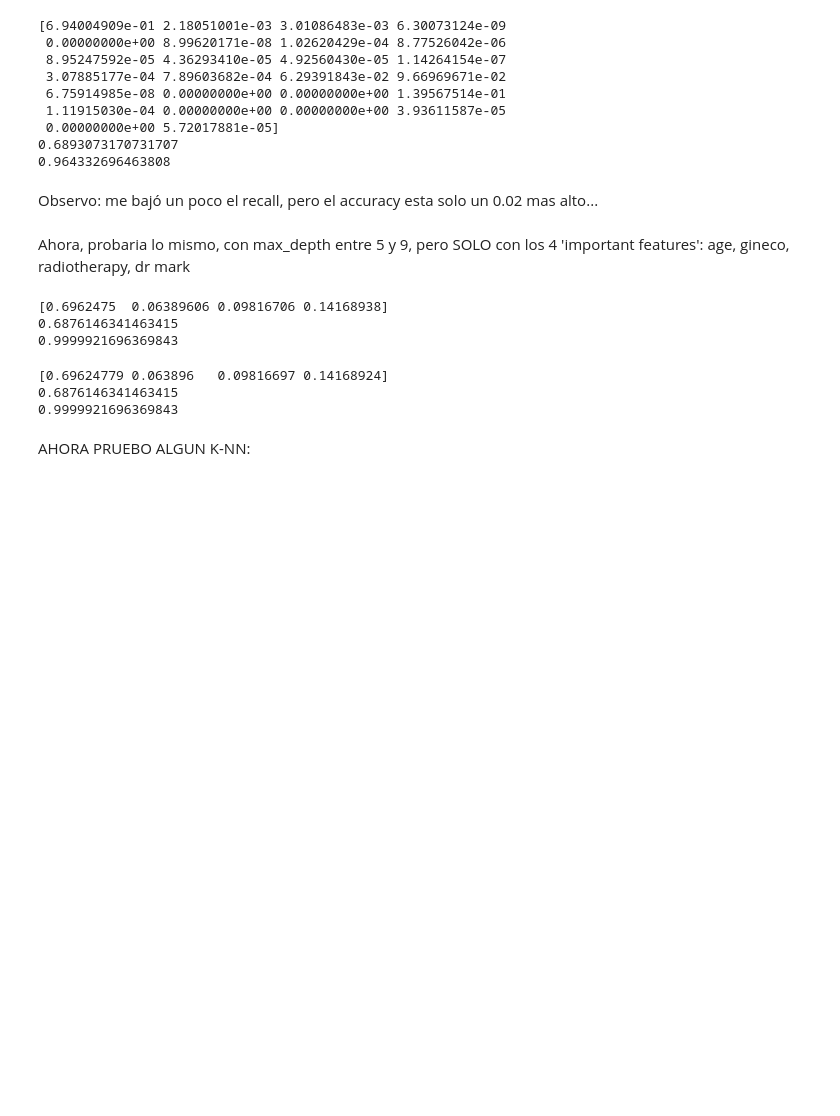
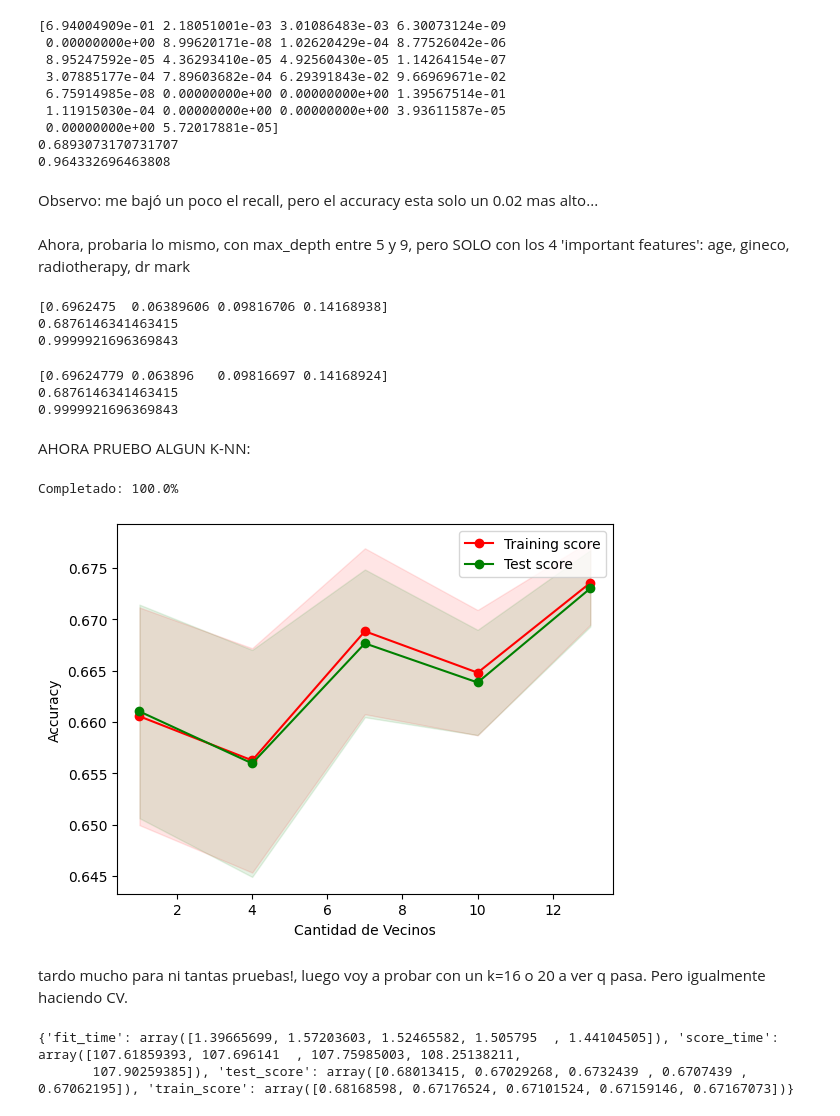
Before and after one commit to monchoblanc/PI_02DTS_05, a Jupyter notebook: EDA.ipynb, the cells around one changed output. Drawn from its saved outputs; the diff is of its cells as text; code cells hidden in the pictures; blank space fills up the shorter version.

```diff
--- a/EDA.ipynb
+++ b/EDA.ipynb
@@ -851,8 +868,8 @@ df_TEST.head()
 # %%
 df_TEST.drop('Unnamed: 0', axis=1, inplace=True)
 # %%
-#predigo ahora sobre el nuevo df:
-X=df_TEST
-y_final=tree.predict(X.values)
+#predigo ahora sobre el nuevo df: (hago un rename X a Xx porq me sobreescribe otro X de mas arriba)
+Xx=df_TEST
+y_final=tree.predict(Xx.values)
 # %%
 #ahora lo pongo en formato como pide para el formulario:
@@ -1027,3 +1047,69 @@ print(recall_score(y,y_pred))
 0.9999921696369843
 # %% [markdown]
 AHORA PRUEBO ALGUN K-NN:
+# %%
+from sklearn.neighbors import KNeighborsClassifier
+
+#knn=KNeighborsClassifier()
+X = df_train4.drop(['long_stay'], axis=1)
+#defino mi target y:
+y = df_train4['long_stay']
+X_Train, X_Test, Y_Train, Y_Test = train_test_split(X, y, test_size = 0.30, random_state=42)
+# %%
+# evaluo, con accuracy. probar de hacerlo directo con recall! medio exagerado hasta k=20 no?
+# va  20 min y contando....10%!!!
+#me fui al carajo creo. sera q esto no es tan vaiable para 400k registros.....
+#le autmente el paso a 3 y solo hasta 15, q en realidad va aser 12... sino era 3+ horas de espera...
+# ahora va 40% en 35min...60%...45min. 80%...60min.. 100% 62 min!
+#capaz lo deberia haber sin el CV para q no sea tan largo!, solamente con fit y predict...
+knn_train_scores_mean = []
+knn_train_scores_std = []
+knn_test_scores_mean = []
+knn_test_scores_std = []
+
+n_vecinos = np.arange(1,15,3)
+i = 0
+i_max = len(n_vecinos)
+for vecinos in n_vecinos:
+    i = i + 1
+    clf = KNeighborsClassifier(n_neighbors=vecinos)
+    knn_scores = cross_validate(clf, X, y, cv=5, return_train_score=True, n_jobs = -1)
+
+    knn_train_scores_mean.append(knn_scores['train_score'].mean())
+    knn_train_scores_std.append(knn_scores['train_score'].std())
+
+    knn_test_scores_mean.append(knn_scores['test_score'].mean())
+    knn_test_scores_std.append(knn_scores['test_score'].std())
+
+    clear_output(wait=True)
+    print('Completado: ' + str(round(i / i_max * 100, 2)) + '%')
+
+knn_train_scores_mean = np.array(knn_train_scores_mean)
+knn_train_scores_std = np.array(knn_train_scores_std)
+knn_test_scores_mean = np.array(knn_test_scores_mean)
+knn_test_scores_std = np.array(knn_test_scores_std)
+# %% [output]
+Completado: 100.0%
+# %%
+#ploteo:
+
+plt.fill_between(n_vecinos, knn_train_scores_mean - knn_train_scores_std,
+                 knn_train_scores_mean + knn_train_scores_std, alpha=0.1,
+                 color="r")
+plt.fill_between(n_vecinos, knn_test_scores_mean - knn_test_scores_std,
+                 knn_test_scores_mean + knn_test_scores_std, alpha=0.1, color="g")
+
+plt.plot(n_vecinos, knn_train_scores_mean, 'o-', color="r",
+         label="Training score")
+plt.plot(n_vecinos, knn_test_scores_mean, 'o-', color="g",
+         label="Test score")
+
+plt.legend()
+plt.ylabel('Accuracy')
+plt.xlabel('Cantidad de Vecinos')
+plt.show()
+# %% [output]
+[figure, added]
+# %% [markdown]
+tardo mucho para ni tantas pruebas!, luego voy a probar con un k=16 o 20 a ver q pasa.
+Pero igualmente haciendo CV.
@@ -1029,0 +1122,7 @@ AHORA PRUEBO ALGUN K-NN:
+# %%
+knn_scores = cross_validate(clf, X, y, cv=5, return_train_score=True, n_jobs = -1)
+print(knn_scores)
+# me da valores muy cercanos a 0.67.
+# %% [output]
+{'fit_time': array([1.39665699, 1.57203603, 1.52465582, 1.505795  , 1.44104505]), 'score_time': array([107.61859393, 107.696141  , 107.75985003, 108.25138211,
+       107.90259385]), 'test_score': array([0.68013415, 0.67029268, 0.6732439 , 0.6707439 , 0.67062195]), 'train_score': array([0.68168598, 0.67176524, 0.67101524, 0.67159146, 0.67167073])}
```
Also changed, not shown: parts of 19 cells of this notebook, 3 other files.
